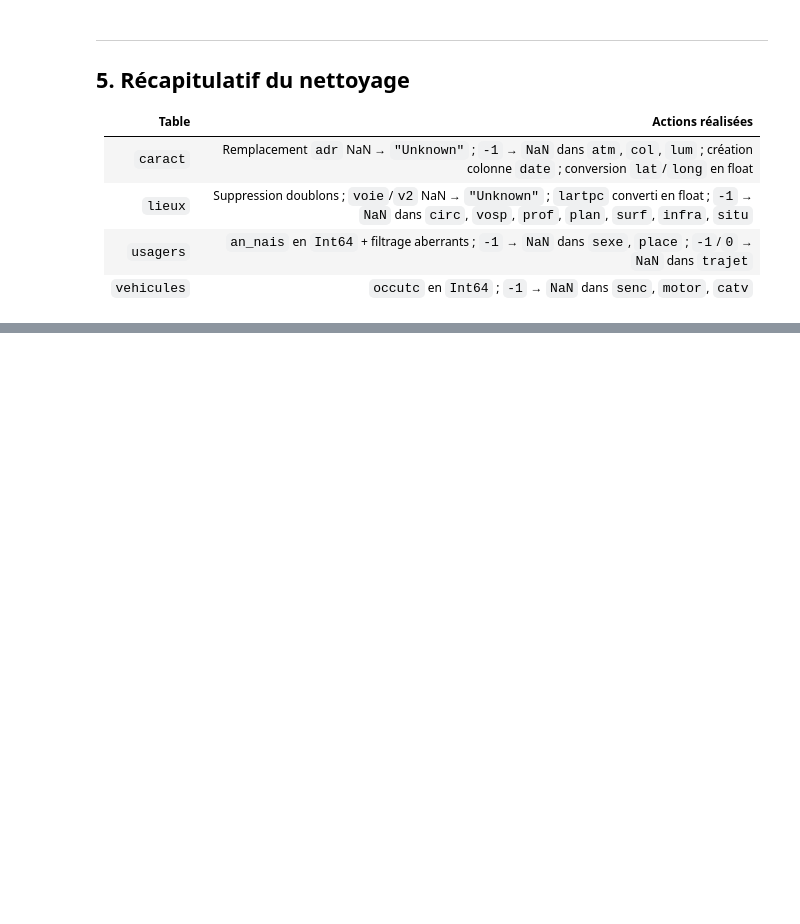
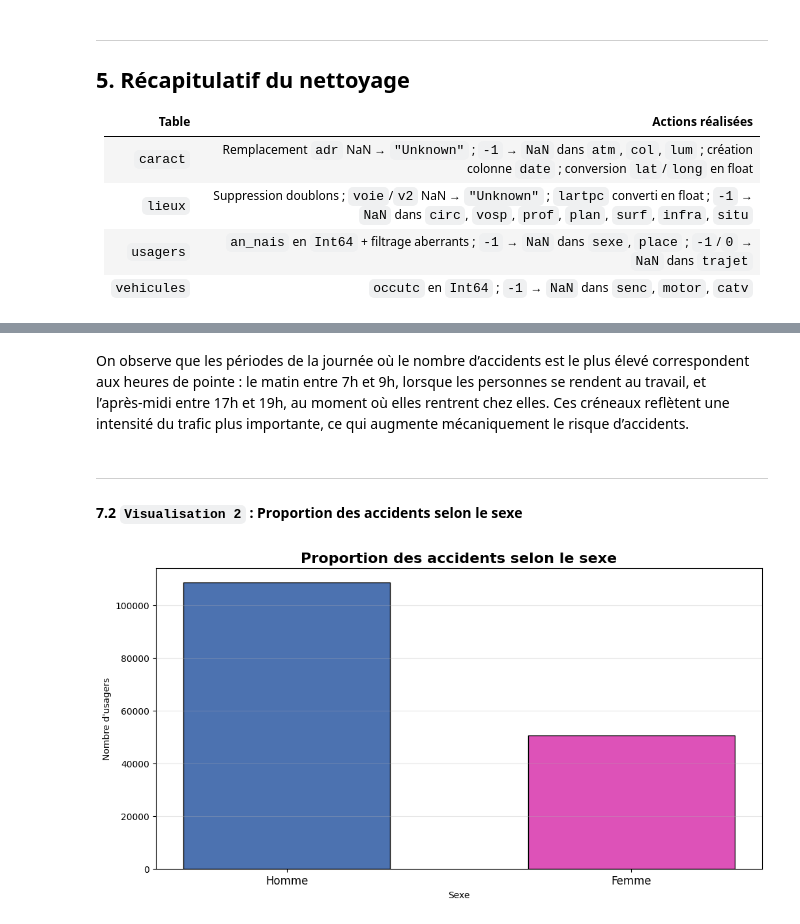
Before and after one commit to Ilyies07/analyse-data-accidents-route-france, a Jupyter notebook: analyse.ipynb, the cells around one changed output, grey strips where cells are left out. Saved outputs shown, nothing was run; the diff lists cells and outputs as text; code cells hidden in the pictures; blank space fills up the shorter version.

```diff
--- a/analyse.ipynb
+++ b/analyse.ipynb
@@ -569,0 +667,27 @@ Valeurs -1 restantes : 0
+# %% [markdown]
+On observe que les périodes de la journée où le nombre d’accidents est le plus élevé correspondent aux heures de pointe : le matin entre 7h et 9h, lorsque les personnes se rendent au travail, et l’après‑midi entre 17h et 19h, au moment où elles rentrent chez elles.
+Ces créneaux reflètent une intensité du trafic plus importante, ce qui augmente mécaniquement le risque d’accidents.
+# %% [markdown]
+---
+#### 7.2 `Visualisation 2` : Proportion des accidents selon le sexe
+# %%
+count_genre = df["sexe"].value_counts().sort_index()
+plt.figure(figsize=(12,6))
+
+plt.bar(
+    count_genre.index,          # 1 et 2
+    count_genre.values,         # effectifs
+    color=["#4c72b0", "#dd52b8"],
+    edgecolor="black",
+    width=0.6
+)
+
+plt.xticks([1, 2], ["Homme", "Femme"], fontsize=12)
+plt.title("Proportion des accidents selon le sexe", fontsize=16, fontweight="bold")
+plt.xlabel("Sexe")
+plt.ylabel("Nombre d'usagers")
+plt.grid(axis="y", alpha=0.3)
+
+plt.show()
+# %% [output]
+[figure, added]
```
Also changed, not shown: parts of 19 cells of this notebook.
